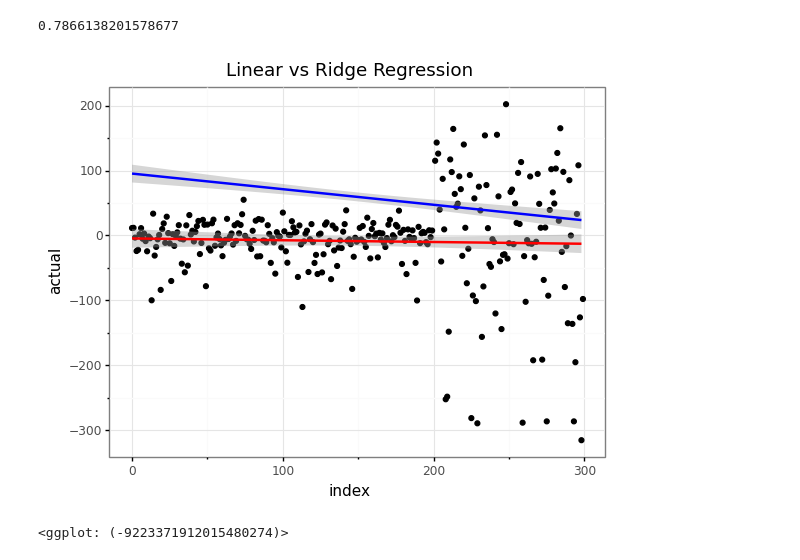
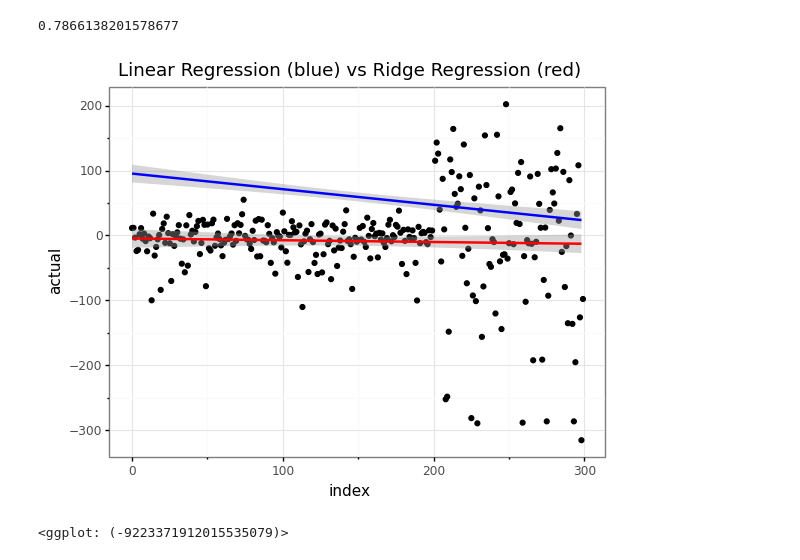
Before and after one commit to ConorMcNamara/Molocco, a Jupyter notebook: Moloco DS Question 2.ipynb, the cells around one changed output. Saved outputs shown, nothing was run; the diff lists cells and outputs as text; code cells hidden in the pictures.

```diff
--- a/Moloco DS Question 2.ipynb
+++ b/Moloco DS Question 2.ipynb
@@ -306,8 +306,8 @@ actual_v_pred.columns = ['index', 'actual', 'linear', 'ridge']
 # %%
 (ggplot(data=actual_v_pred) + geom_point(mapping=aes(x='index', y='actual'), color='black') +
  geom_smooth(mapping=aes(x='index', y='linear'), color='blue', method='lm') +
  geom_smooth(mapping=aes(x='index', y='ridge'), color='red', method='lm') + theme_bw() +
- ggtitle("Linear vs Ridge Regression"))
+ ggtitle("Linear Regression (blue) vs Ridge Regression (red)"))
 # %% [output]
-[figure, old version]
+[figure, new version]
-<ggplot: (-9223371912015480274)>
+<ggplot: (-9223371912015535079)>
```
Also changed, not shown: parts of 1 cell of this notebook.
